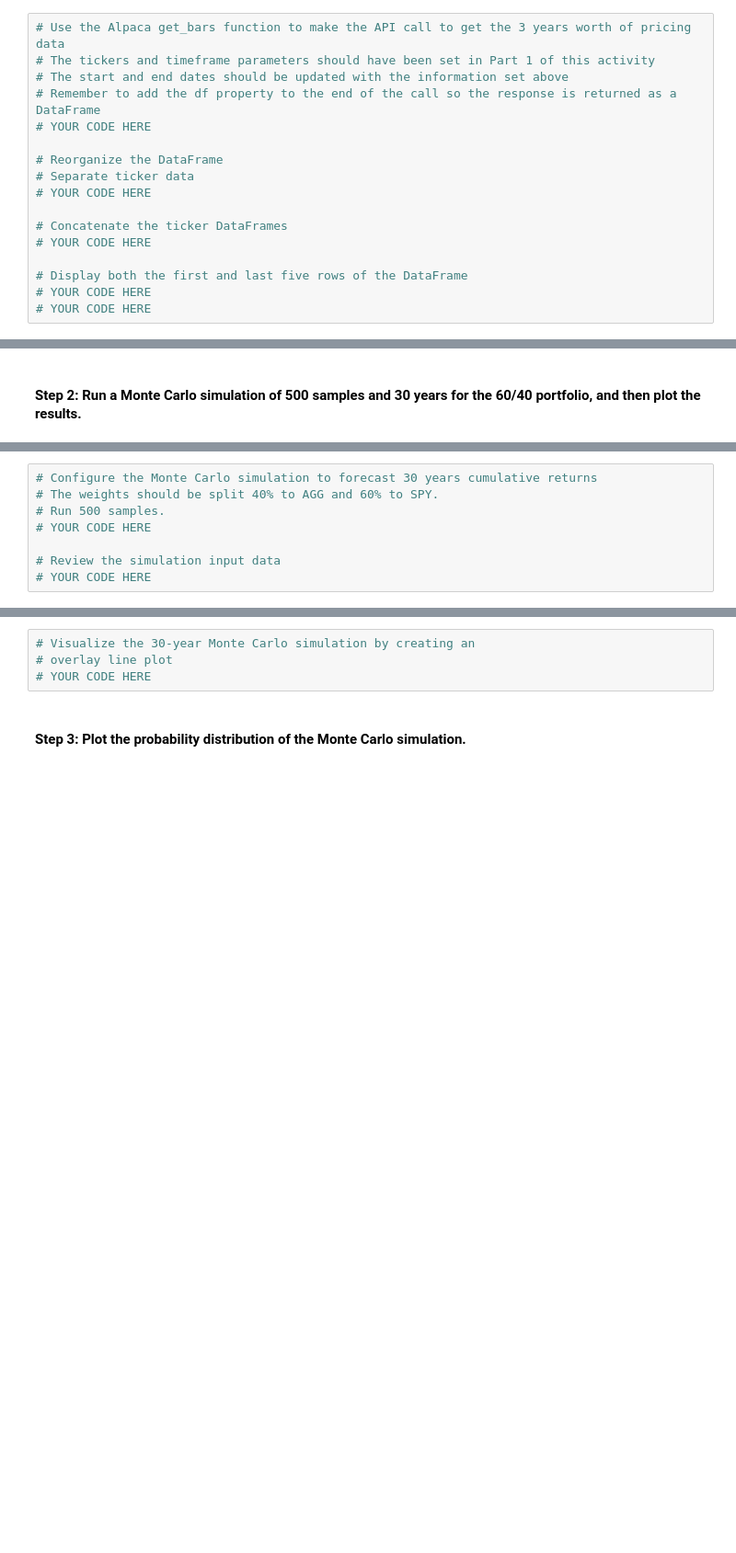
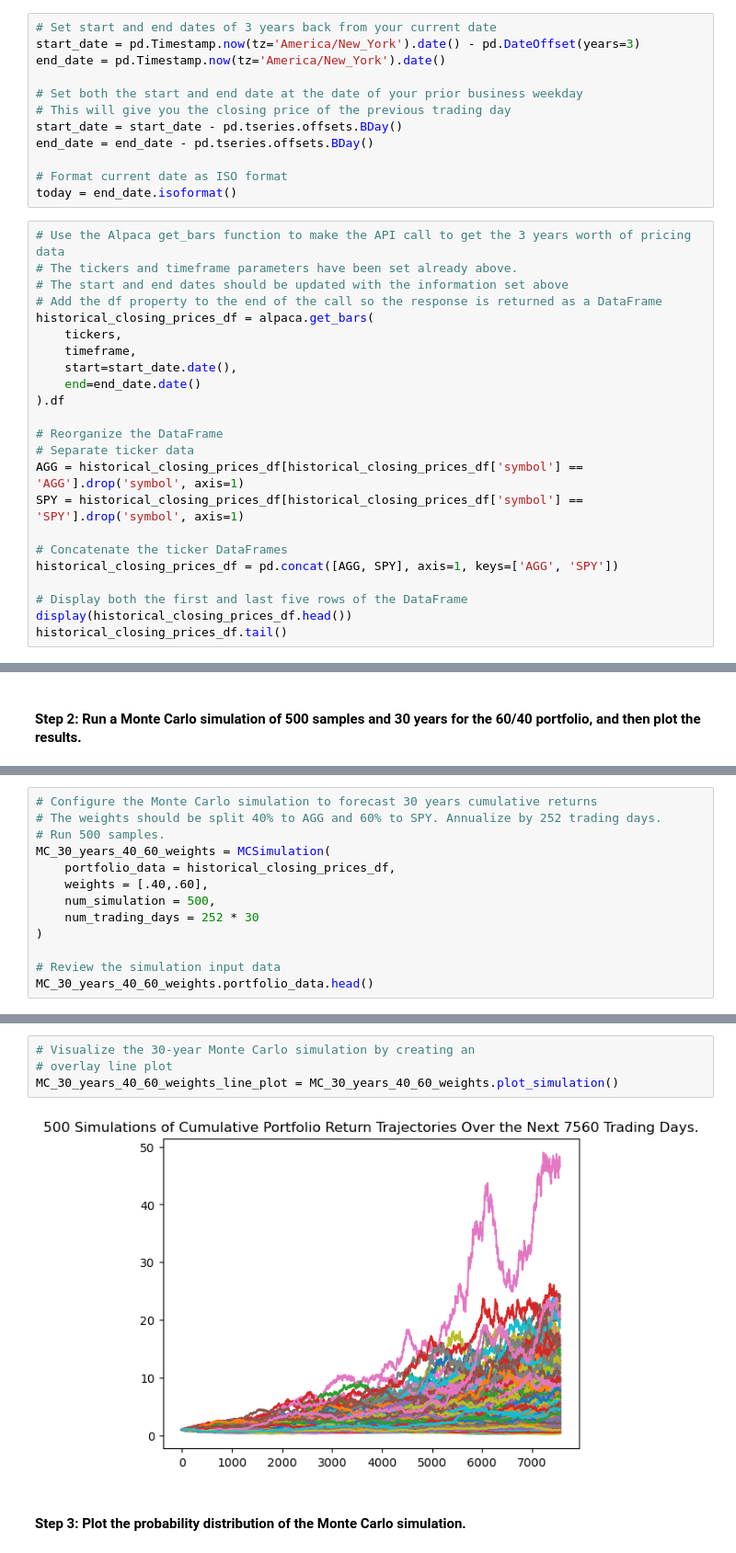
Before and after one commit to Xipilscode/Financial_Planning_Projections, a Jupyter notebook: financial_planning_tools.ipynb, the cells around one changed output, grey strips where cells are left out. Shown: that part at 92% size. Cells and saved outputs as stored; diff of their text form; blank space fills up the shorter version.

```diff
--- a/financial_planning_tools.ipynb
+++ b/financial_planning_tools.ipynb
@@ -414,17 +461,35 @@ In this section, you’ll use the MCForecastTools library to create a Monte Carl
+# %%
+# Set start and end dates of 3 years back from your current date
+start_date = pd.Timestamp.now(tz='America/New_York').date() - pd.DateOffset(years=3)
+end_date = pd.Timestamp.now(tz='America/New_York').date()
+
+# Set both the start and end date at the date of your prior business weekday
+# This will give you the closing price of the previous trading day
+start_date = start_date - pd.tseries.offsets.BDay()
+end_date = end_date - pd.tseries.offsets.BDay()
+
+# Format current date as ISO format
+today = end_date.isoformat()
 # %%
 # Use the Alpaca get_bars function to make the API call to get the 3 years worth of pricing data
-# The tickers and timeframe parameters should have been set in Part 1 of this activity
+# The tickers and timeframe parameters have been set already above.
 # The start and end dates should be updated with the information set above
-# Remember to add the df property to the end of the call so the response is returned as a DataFrame
-# YOUR CODE HERE
+# Add the df property to the end of the call so the response is returned as a DataFrame
+historical_closing_prices_df = alpaca.get_bars(
+    tickers,
+    timeframe,
+    start=start_date.date(),
+    end=end_date.date()
+).df
 
 # Reorganize the DataFrame
 # Separate ticker data
-# YOUR CODE HERE
+AGG = historical_closing_prices_df[historical_closing_prices_df['symbol'] == 'AGG'].drop('symbol', axis=1)
+SPY = historical_closing_prices_df[historical_closing_prices_df['symbol'] == 'SPY'].drop('symbol', axis=1)
 
 # Concatenate the ticker DataFrames
-# YOUR CODE HERE
+historical_closing_prices_df = pd.concat([AGG, SPY], axis=1, keys=['AGG', 'SPY'])
 
 # Display both the first and last five rows of the DataFrame
-# YOUR CODE HERE
-# YOUR CODE HERE
+display(historical_closing_prices_df.head())
+historical_closing_prices_df.tail()
@@ -433,8 +532,13 @@ In this section, you’ll use the MCForecastTools library to create a Monte Carl
 # %%
 # Configure the Monte Carlo simulation to forecast 30 years cumulative returns
-# The weights should be split 40% to AGG and 60% to SPY.
+# The weights should be split 40% to AGG and 60% to SPY. Annualize by 252 trading days.
 # Run 500 samples.
-# YOUR CODE HERE
+MC_30_years_40_60_weights = MCSimulation(
+    portfolio_data = historical_closing_prices_df,
+    weights = [.40,.60],
+    num_simulation = 500,
+    num_trading_days = 252 * 30
+)
 
 # Review the simulation input data
-# YOUR CODE HERE
+MC_30_years_40_60_weights.portfolio_data.head()
@@ -444,7 +599,9 @@ In this section, you’ll use the MCForecastTools library to create a Monte Carl
 # %%
 # Visualize the 30-year Monte Carlo simulation by creating an
 # overlay line plot
-# YOUR CODE HERE
+MC_30_years_40_60_weights_line_plot = MC_30_years_40_60_weights.plot_simulation()
+# %% [output]
+[figure, added]
 # %% [markdown]
 #### Step 3: Plot the probability distribution of the Monte Carlo simulation.
 # %%
```
Also changed, not shown: parts of 48 cells of this notebook.
